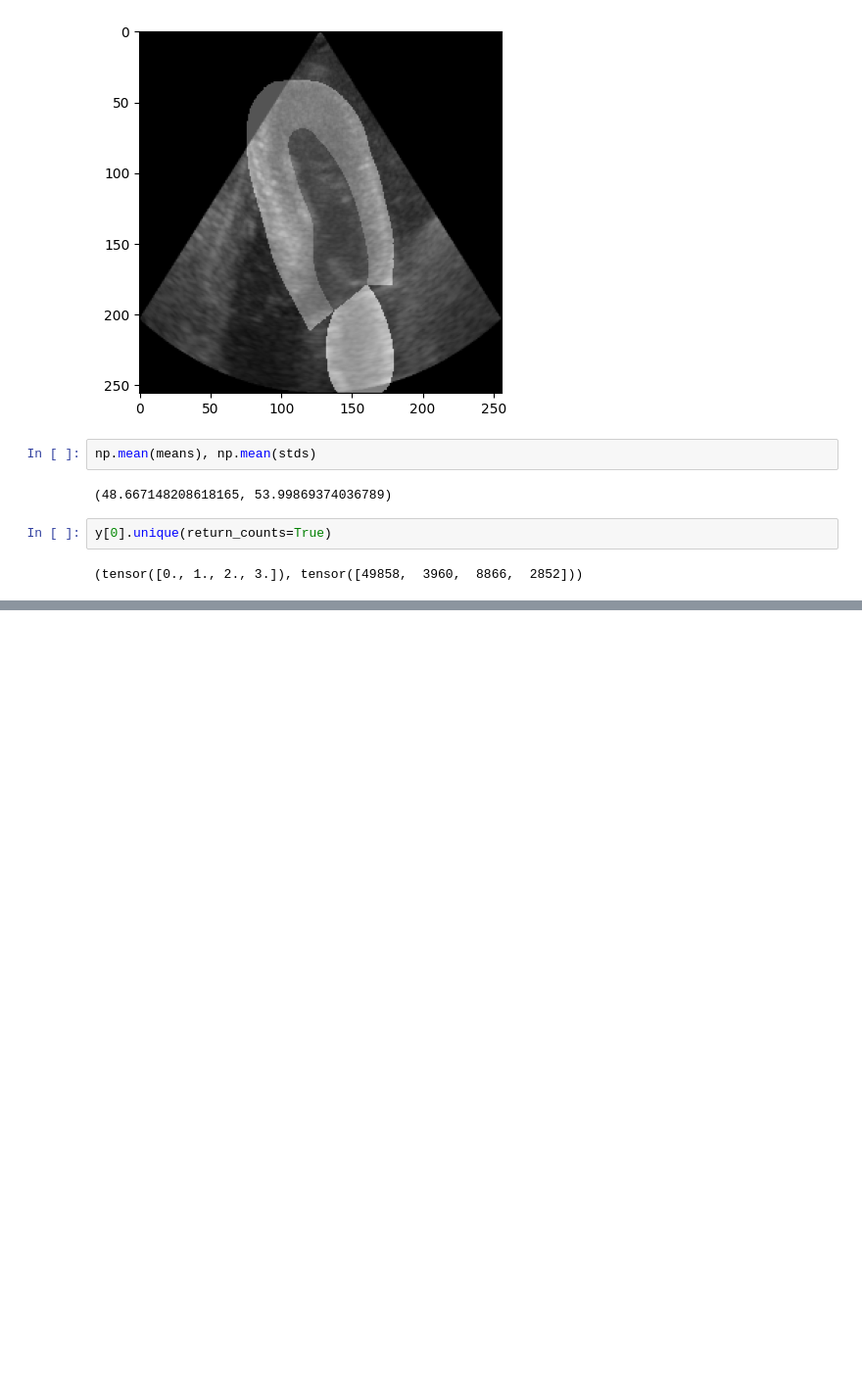
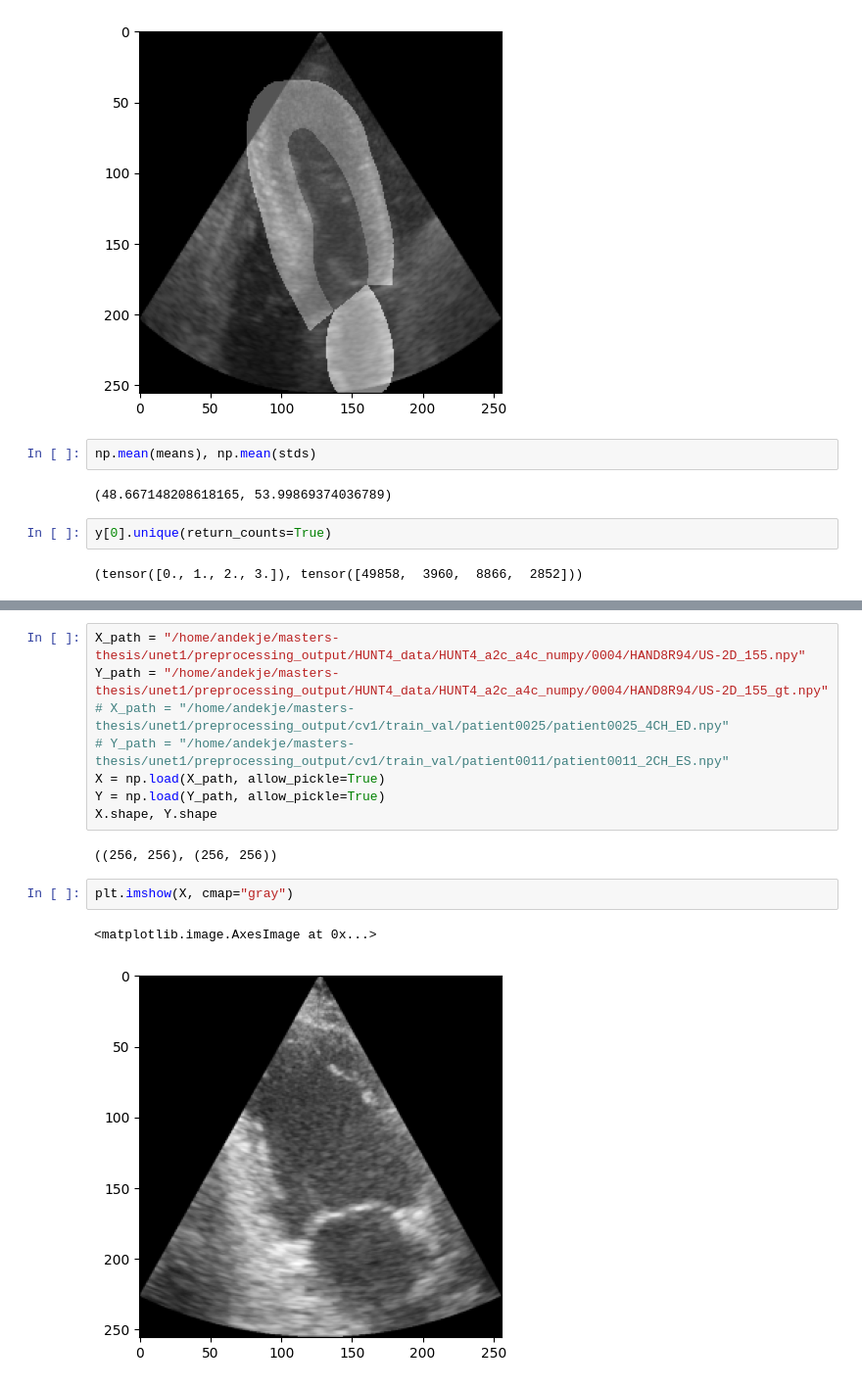
Before and after one commit to Anderzz/masters-thesis, a Jupyter notebook: unet1/data_loading/data_loader.ipynb, the cells around one changed output, grey strips where cells are left out. Shown at 98% size. Saved outputs shown, nothing was run; the diff lists cells and outputs as text; blank space fills up the shorter version.

```diff
--- a/unet1/data_loading/data_loader.ipynb
+++ b/unet1/data_loading/data_loader.ipynb
@@ -210,0 +288,15 @@ torch.Size([3250])
+# %%
+X_path = "/home/andekje/masters-thesis/unet1/preprocessing_output/HUNT4_data/HUNT4_a2c_a4c_numpy/0004/HAND8R94/US-2D_155.npy"
+Y_path = "/home/andekje/masters-thesis/unet1/preprocessing_output/HUNT4_data/HUNT4_a2c_a4c_numpy/0004/HAND8R94/US-2D_155_gt.npy"
+# X_path = "/home/andekje/masters-thesis/unet1/preprocessing_output/cv1/train_val/patient0025/patient0025_4CH_ED.npy"
+# Y_path = "/home/andekje/masters-thesis/unet1/preprocessing_output/cv1/train_val/patient0011/patient0011_2CH_ES.npy"
+X = np.load(X_path, allow_pickle=True)
+Y = np.load(Y_path, allow_pickle=True)
+X.shape, Y.shape
+# %% [output]
+((256, 256), (256, 256))
+# %%
+plt.imshow(X, cmap="gray")
+# %% [output]
+<matplotlib.image.AxesImage at 0x...>
+[figure, added]
```
Also changed, not shown: parts of 10 cells of this notebook, 9 other files.
